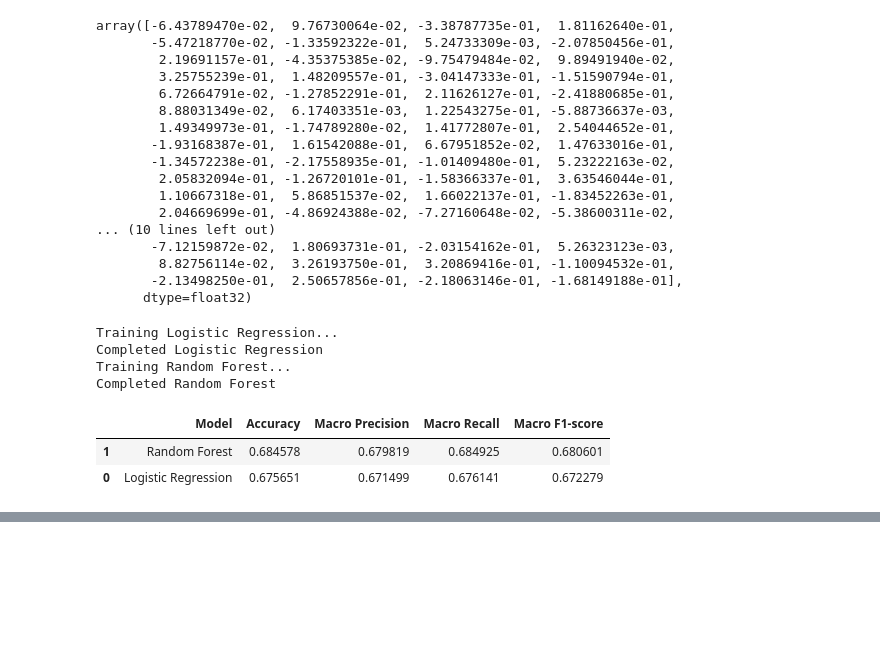
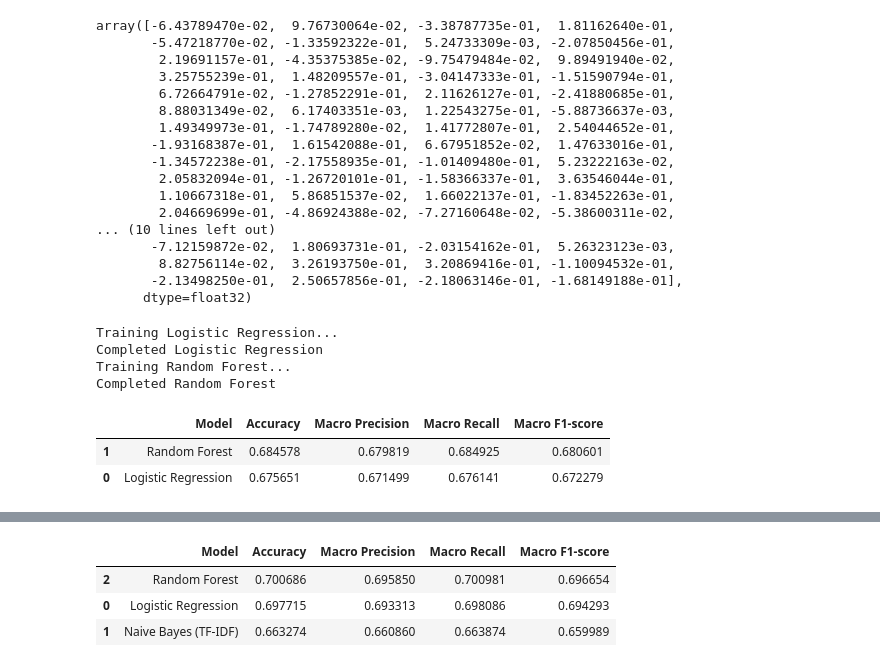
Before and after one commit to zikang-c/Yahoo-Answers-Topic-Classification, a Jupyter notebook: FastText_run.ipynb, the cells around one changed output, grey strips where cells are left out. Saved outputs shown, nothing was run; the diff lists cells and outputs as text; code cells hidden in the pictures; blank space fills up the shorter version.

Commit message:
FastText model train with questions and best_answer

```diff
--- a/FastText_run.ipynb
+++ b/FastText_run.ipynb
@@ -814,0 +890,15 @@ results_df
+# %%
+X_train_all_list = X_train_all['question_answer'].tolist()
+X_val_all_list = X_val_all['question_answer'].tolist()
+# %%
+def get_sentence_embedding(sentence, model):
+    """
+    Generate sentence embedding by averaging word vectors.
+    """
+    words = sentence.split()
+    word_vectors = [model[word] for word in words if word in model]
+    return np.mean(word_vectors, axis=0) if word_vectors else np.zeros(model.get_dimension())
+
+
+X_train_all_emd = np.array([get_sentence_embedding(text, all_emd_model) for text in X_train_all_list])
+X_val_all_emd = np.array([get_sentence_embedding(text, all_emd_model) for text in X_val_all_list])
@@ -814,0 +925,12 @@ results_df
+# %%
+# For Naive Bayes (requires sparse data like TF-IDF)
+tfidf_vectorizer = TfidfVectorizer(max_features=5000)
+X_train_tfidf_all = tfidf_vectorizer.fit_transform(X_train_all_list)
+X_val_tfidf_all = tfidf_vectorizer.transform(X_val_all_list)
+# %%
+models = {
+    "Logistic Regression": LogisticRegression(max_iter=1000),
+    "Naive Bayes (TF-IDF)": MultinomialNB(),
+    "Random Forest": RandomForestClassifier(n_estimators=100, random_state=42),
+    # "SVM": SVC(kernel='linear', probability=True)
+}
@@ -814,0 +991,7 @@ results_df
+# %%
+emd_all_results_df
+# %% [output]
+|  | Model | Accuracy | Macro Precision | Macro Recall | Macro F1-score |
+| 2 | Random Forest | 0.700686 | 0.695850 | 0.700981 | 0.696654 |
+| 0 | Logistic Regression | 0.697715 | 0.693313 | 0.698086 | 0.694293 |
+| 1 | Naive Bayes (TF-IDF) | 0.663274 | 0.660860 | 0.663874 | 0.659989 |
```
Also changed, not shown: parts of 15 cells of this notebook, 1 other file.
